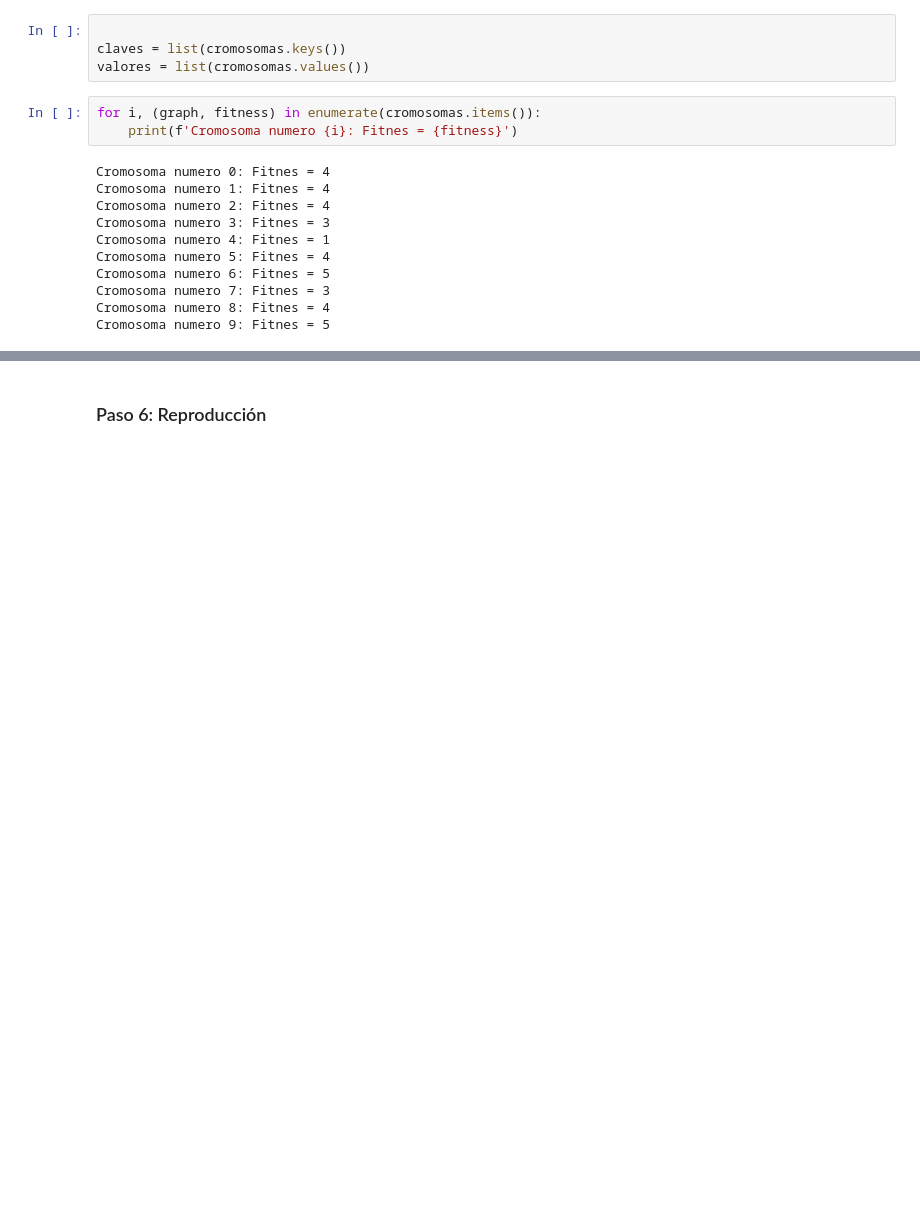
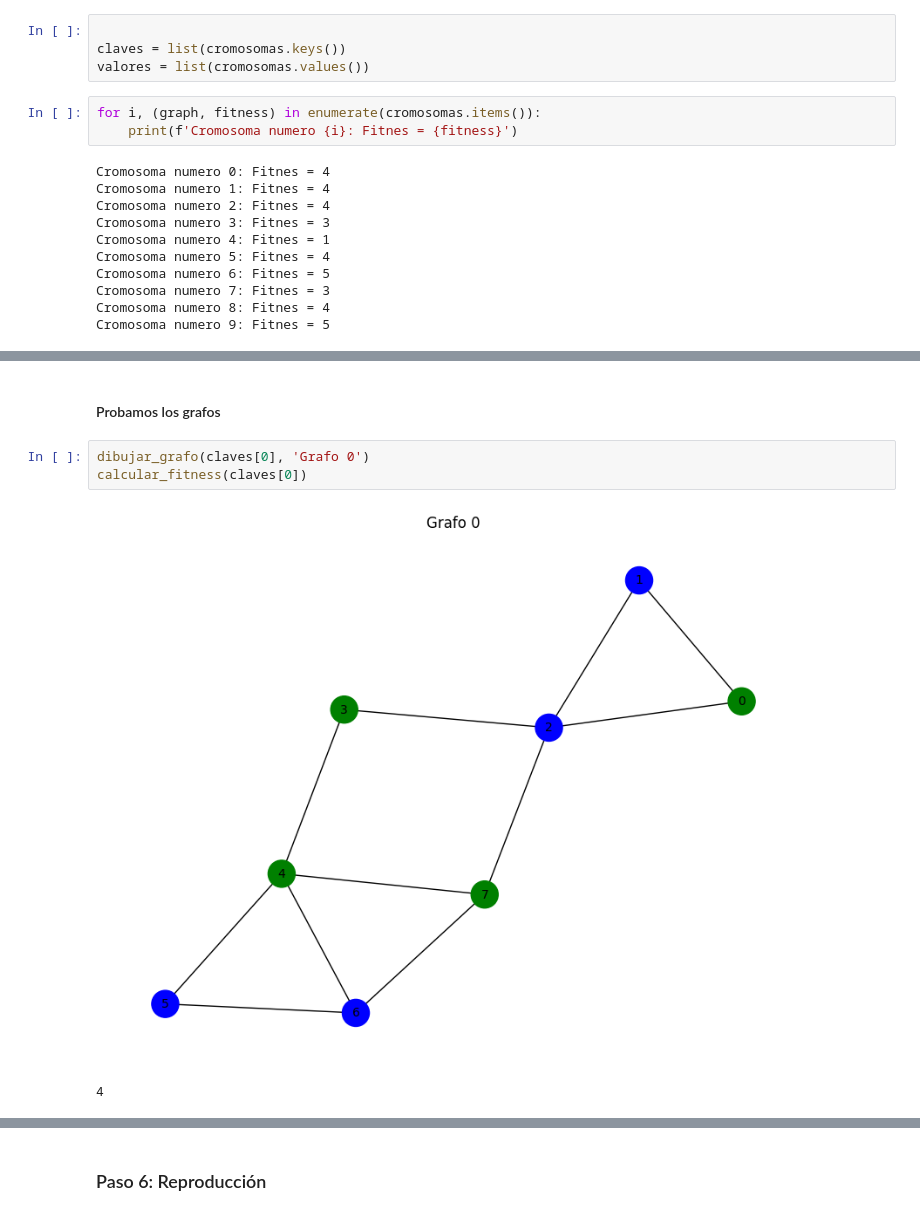
Before and after one commit to marcosd59/IT0425-INTELIGENCIA_ARTIFICIAL, a Jupyter notebook: Parcial 2/Algoritmo Genetico.ipynb, the cells around one changed output, grey strips where cells are left out. Drawn from its saved outputs; the diff is of its cells as text; blank space fills up the shorter version.

Commit message:
Dibujar grafos

```diff
--- a/Parcial 2/Algoritmo Genetico.ipynb
+++ b/Parcial 2/Algoritmo Genetico.ipynb
@@ -195,0 +220,8 @@ Cromosoma numero 9: Fitnes = 5
+# %% [markdown]
+#### Probamos los grafos
+# %%
+dibujar_grafo(claves[0], 'Grafo 0')
+calcular_fitness(claves[0])
+# %% [output]
+[figure, added]
+4
```
Also changed, not shown: parts of 4 cells of this notebook.
